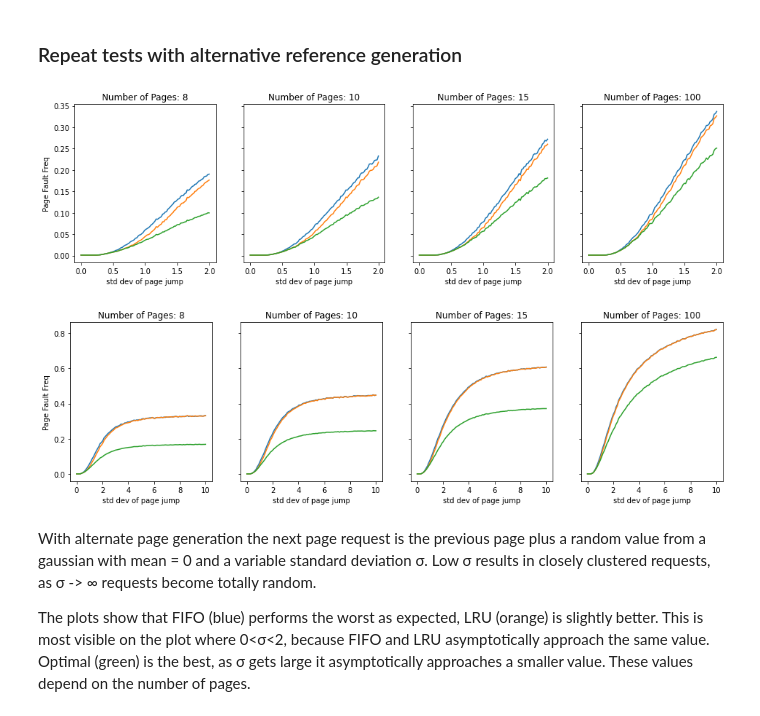
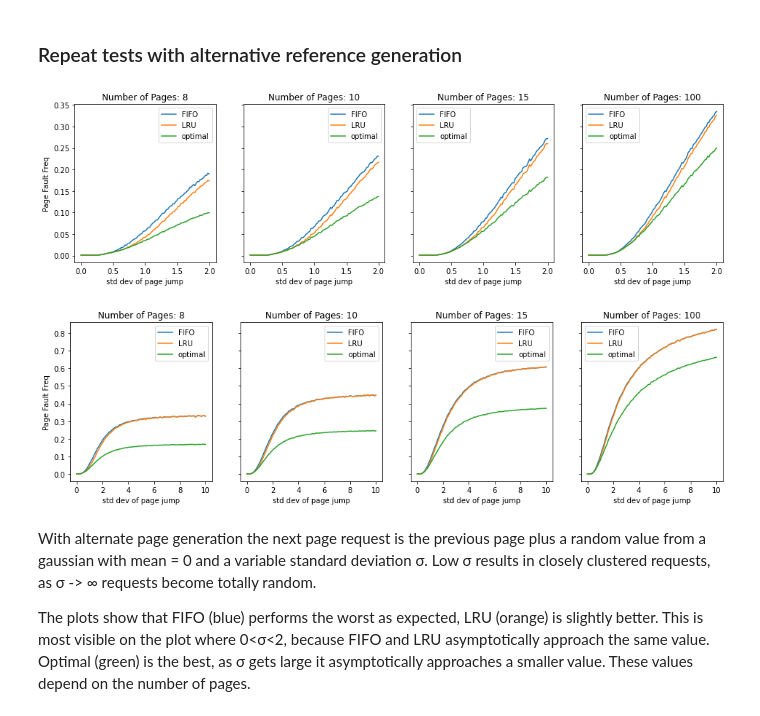
Before and after one commit to benraivel/CS337-Project-8, a Jupyter notebook: Project-8.ipynb, the cells around one changed output. Drawn from its saved outputs; the diff is of its cells as text; code cells hidden in the pictures.

Commit message:
All tests and graphs working

```diff
--- a/Project-8.ipynb
+++ b/Project-8.ipynb
@@ -232,39 +232,43 @@ def plot_faults(max_sigma):
             FIFO_f = 0
             LRU_f = 0
             opt_f = 0
 
             for _ in range(100):
 
                 ref_str = alt_refstr_loc(1000, num_pages[i], sigma[j])
 
                 FIFO_f += FIFO_page_replacement(deepcopy(ref_str))
                 LRU_f += LRU_page_replacement(deepcopy(ref_str))
                 opt_f += optimal_page_replacement(deepcopy(ref_str))
 
             FIFO_faults.append(FIFO_f/100000)
             LRU_faults.append(LRU_f/100000)
             opt_faults.append(opt_f/100000)
 
-        axes[i].plot(sigma, np.asarray(FIFO_faults))
-        axes[i].plot(sigma, np.asarray(LRU_faults))
-        axes[i].plot(sigma, np.asarray(opt_faults))
+        axes[i].plot(sigma, np.asarray(FIFO_faults), label = 'FIFO')
+        axes[i].plot(sigma, np.asarray(LRU_faults), label = 'LRU')
+        axes[i].plot(sigma, np.asarray(opt_faults), label = 'optimal')
 
         axes[i].set_title('Number of Pages: ' + str(num_pages[i]))
 
         axes[i].set_xlabel('std dev of page jump')
 
+        axes[i].legend()
+
     axes[0].set_ylabel('Page Fault Freq')
 
-    plt.savefig('page_faults_s' + str(max_sigma) + '.png')
+
+
+    plt.savefig('page_faults_s' + str(max_sigma) + '.png', dpi = 300)
 
     plt.show()
 
 plot_faults(2)
 
 plot_faults(10)
 # %% [output]
-[figure, old version]
+[figure, new version]
-[figure, old version]
+[figure, new version]
 # %% [markdown]
 With alternate page generation the next page request is the previous page plus a random value from a gaussian with mean = 0 and a variable standard deviation σ. Low σ results in closely clustered requests, as σ -> ∞ requests become totally random.
 
```
Also changed, not shown: parts of 2 cells of this notebook, 5 other files.
